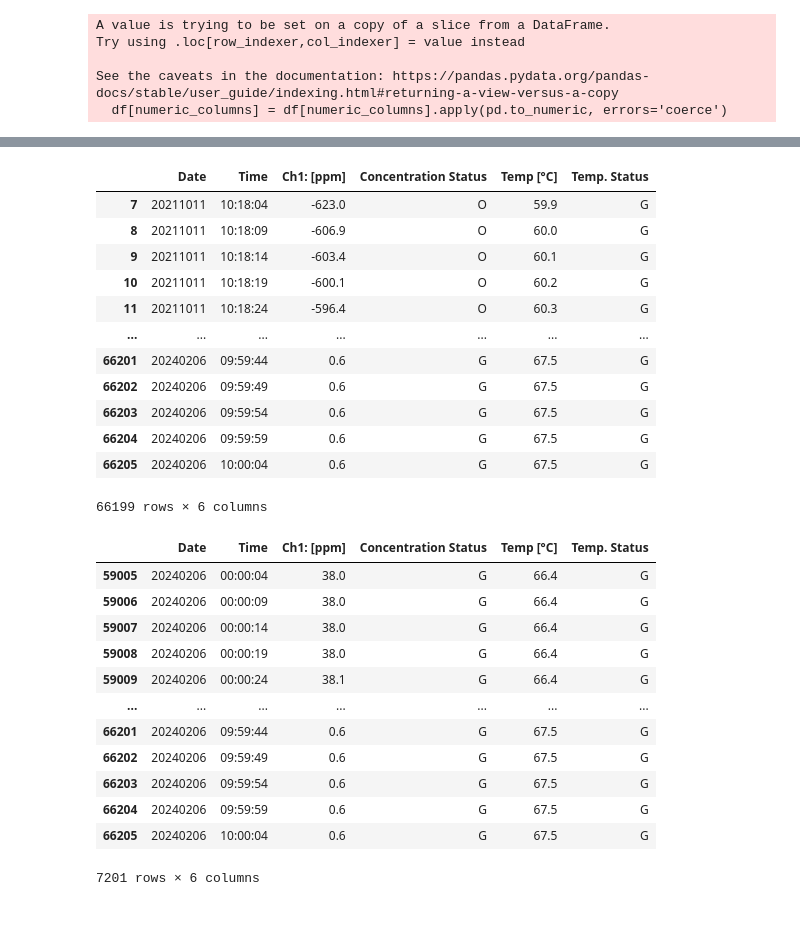
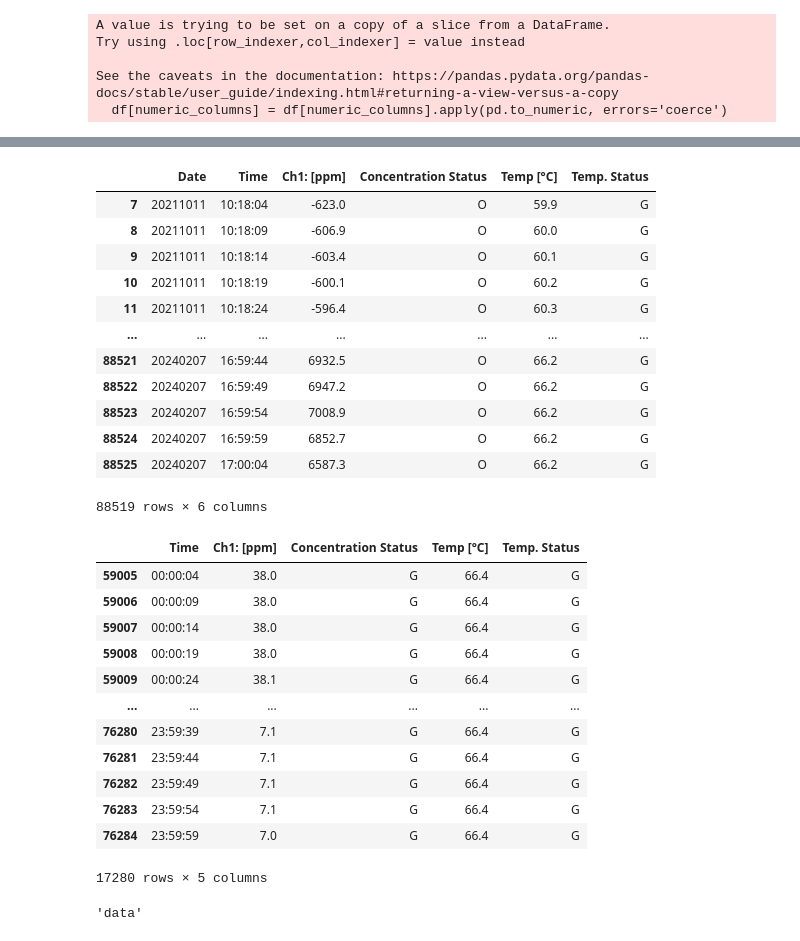
Before and after one commit to nmtr00/Regenwaescher, a Jupyter notebook: chromotograph.ipynb, the cells around one changed output, grey strips where cells are left out. Drawn from its saved outputs; the diff is of its cells as text; code cells hidden in the pictures.

```diff
--- a/chromotograph.ipynb
+++ b/chromotograph.ipynb
@@ -5,6 +6,6 @@ import argparse as ap
 # %%
 
-log_file_path = "D:\Dev\EONERC\Regenwaescher\data.log"
+log_file_path = ".\data.log"
 with open(log_file_path, 'r') as file:
     log_data = file.read()
 # %%
@@ -124,26 +125,32 @@ df
 | 10 | 20211011 | 10:18:19 | -600.1 | O | 60.2 | G |
 | 11 | 20211011 | 10:18:24 | -596.4 | O | 60.3 | G |
 | ... | ... | ... | ... | ... | ... | ... |
-| 66201 | 20240206 | 09:59:44 | 0.6 | G | 67.5 | G |
-| 66202 | 20240206 | 09:59:49 | 0.6 | G | 67.5 | G |
-| 66203 | 20240206 | 09:59:54 | 0.6 | G | 67.5 | G |
-| 66204 | 20240206 | 09:59:59 | 0.6 | G | 67.5 | G |
-| 66205 | 20240206 | 10:00:04 | 0.6 | G | 67.5 | G |
+| 88521 | 20240207 | 16:59:44 | 6932.5 | O | 66.2 | G |
+| 88522 | 20240207 | 16:59:49 | 6947.2 | O | 66.2 | G |
+| 88523 | 20240207 | 16:59:54 | 7008.9 | O | 66.2 | G |
+| 88524 | 20240207 | 16:59:59 | 6852.7 | O | 66.2 | G |
+| 88525 | 20240207 | 17:00:04 | 6587.3 | O | 66.2 | G |
-66199 rows × 6 columns
+88519 rows × 6 columns
 # %%
 df_evaluated = df[df['Date'] == '20240206']
+df_evaluated = df_evaluated.drop(df_evaluated.columns[0], axis = 1)
 df_evaluated
 # %% [output]
-|  | Date | Time | Ch1: [ppm] | Concentration Status | Temp [°C] | Temp. Status |
-| 59005 | 20240206 | 00:00:04 | 38.0 | G | 66.4 | G |
-| 59006 | 20240206 | 00:00:09 | 38.0 | G | 66.4 | G |
-| 59007 | 20240206 | 00:00:14 | 38.0 | G | 66.4 | G |
-| 59008 | 20240206 | 00:00:19 | 38.0 | G | 66.4 | G |
-| 59009 | 20240206 | 00:00:24 | 38.1 | G | 66.4 | G |
-| ... | ... | ... | ... | ... | ... | ... |
-| 66201 | 20240206 | 09:59:44 | 0.6 | G | 67.5 | G |
-| 66202 | 20240206 | 09:59:49 | 0.6 | G | 67.5 | G |
-| 66203 | 20240206 | 09:59:54 | 0.6 | G | 67.5 | G |
-| 66204 | 20240206 | 09:59:59 | 0.6 | G | 67.5 | G |
-| 66205 | 20240206 | 10:00:04 | 0.6 | G | 67.5 | G |
+|  | Time | Ch1: [ppm] | Concentration Status | Temp [°C] | Temp. Status |
+| 59005 | 00:00:04 | 38.0 | G | 66.4 | G |
+| 59006 | 00:00:09 | 38.0 | G | 66.4 | G |
+| 59007 | 00:00:14 | 38.0 | G | 66.4 | G |
+| 59008 | 00:00:19 | 38.0 | G | 66.4 | G |
+| 59009 | 00:00:24 | 38.1 | G | 66.4 | G |
+| ... | ... | ... | ... | ... | ... |
+| 76280 | 23:59:39 | 7.1 | G | 66.4 | G |
+| 76281 | 23:59:44 | 7.1 | G | 66.4 | G |
+| 76282 | 23:59:49 | 7.1 | G | 66.4 | G |
+| 76283 | 23:59:54 | 7.1 | G | 66.4 | G |
+| 76284 | 23:59:59 | 7.0 | G | 66.4 | G |
-7201 rows × 6 columns
+17280 rows × 5 columns
+# %%
+file_name = os.path.splitext(os.path.basename(log_file_path))[0]
+file_name
+# %% [output]
+'data'
```
Also changed, not shown: parts of 5 cells of this notebook, 7 other files.
